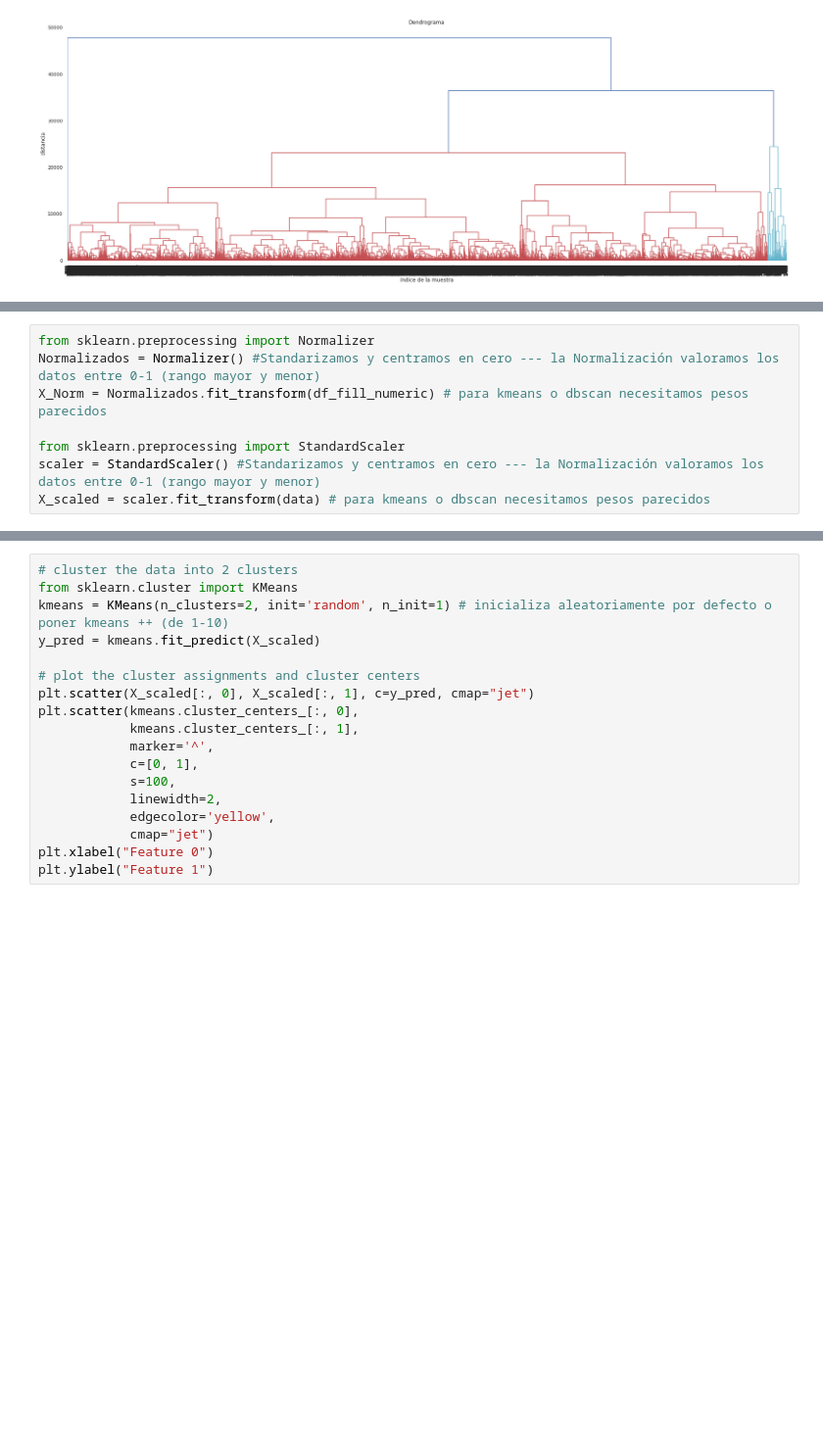
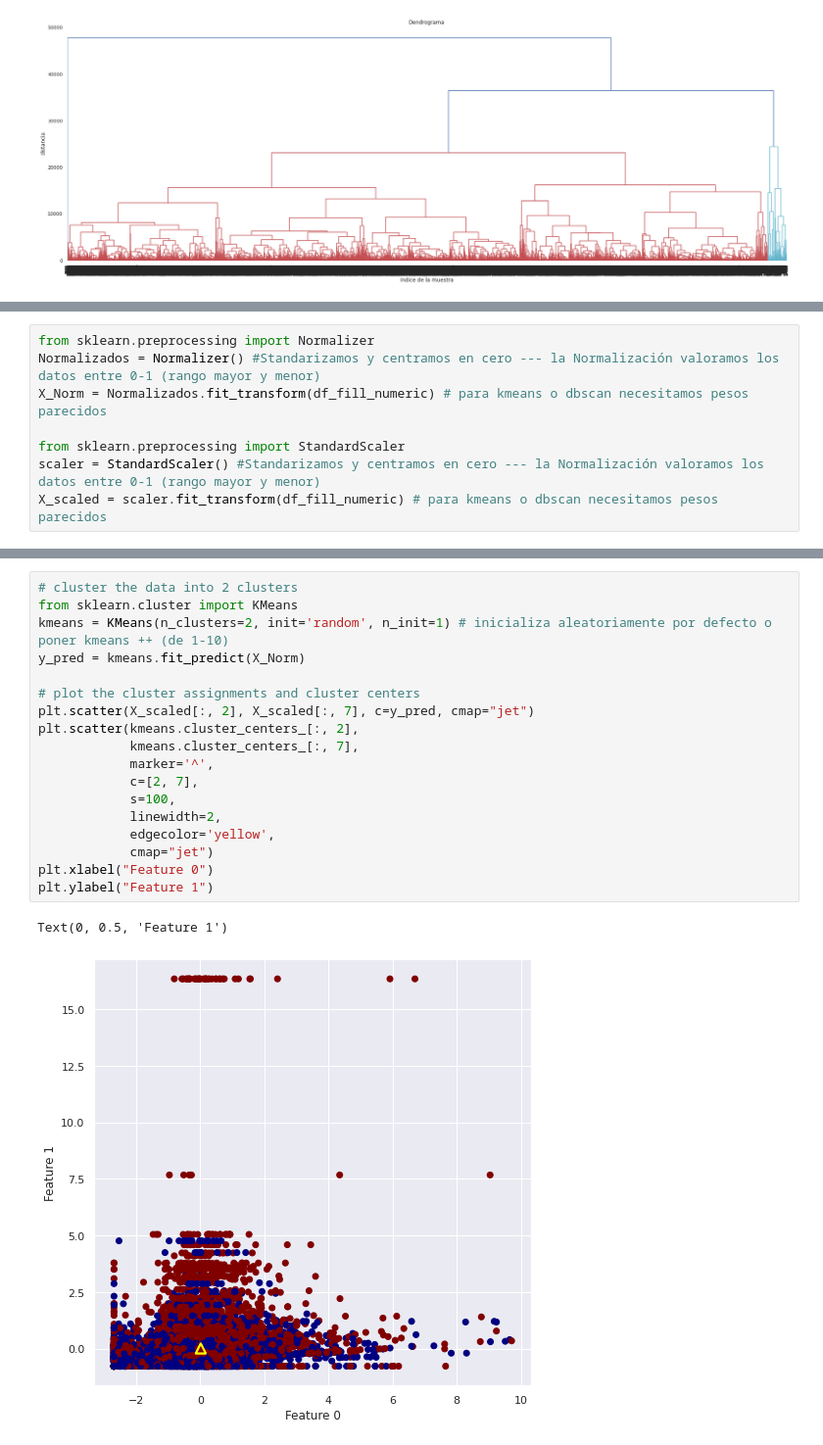
Before and after one commit to pacogp/TFM, a Jupyter notebook: Analisis_Exploratorio_TFM.ipynb, the cells around one changed output, grey strips where cells are left out. Shown at 98% size. Drawn from its saved outputs; the diff is of its cells as text; blank space fills up the shorter version.

```diff
--- a/Analisis_Exploratorio_TFM.ipynb
+++ b/Analisis_Exploratorio_TFM.ipynb
@@ -1249,6 +1255,6 @@ X_Norm = Normalizados.fit_transform(df_fill_numeric) # para kmeans o dbscan nece
 
 from sklearn.preprocessing import StandardScaler
 scaler = StandardScaler() #Standarizamos y centramos en cero --- la Normalización valoramos los datos entre 0-1 (rango mayor y menor)
-X_scaled = scaler.fit_transform(data) # para kmeans o dbscan necesitamos pesos parecidos
+X_scaled = scaler.fit_transform(df_fill_numeric) # para kmeans o dbscan necesitamos pesos parecidos
 # %%
 X_scaled
@@ -1259,18 +1308,21 @@ df_fill_numeric.head()
 # %%
 # cluster the data into 2 clusters
 from sklearn.cluster import KMeans
 kmeans = KMeans(n_clusters=2, init='random', n_init=1) # inicializa aleatoriamente por defecto o poner kmeans ++ (de 1-10)
-y_pred = kmeans.fit_predict(X_scaled)
+y_pred = kmeans.fit_predict(X_Norm)
 
 # plot the cluster assignments and cluster centers
-plt.scatter(X_scaled[:, 0], X_scaled[:, 1], c=y_pred, cmap="jet")
-plt.scatter(kmeans.cluster_centers_[:, 0],
-            kmeans.cluster_centers_[:, 1],
+plt.scatter(X_scaled[:, 2], X_scaled[:, 7], c=y_pred, cmap="jet")
+plt.scatter(kmeans.cluster_centers_[:, 2],
+            kmeans.cluster_centers_[:, 7],
             marker='^',
-            c=[0, 1],
+            c=[2, 7],
             s=100,
             linewidth=2,
             edgecolor='yellow',
             cmap="jet")
 plt.xlabel("Feature 0")
 plt.ylabel("Feature 1")
+# %% [output]
+Text(0, 0.5, 'Feature 1')
+[figure, added]
```
Also changed, not shown: parts of 10 cells of this notebook.
